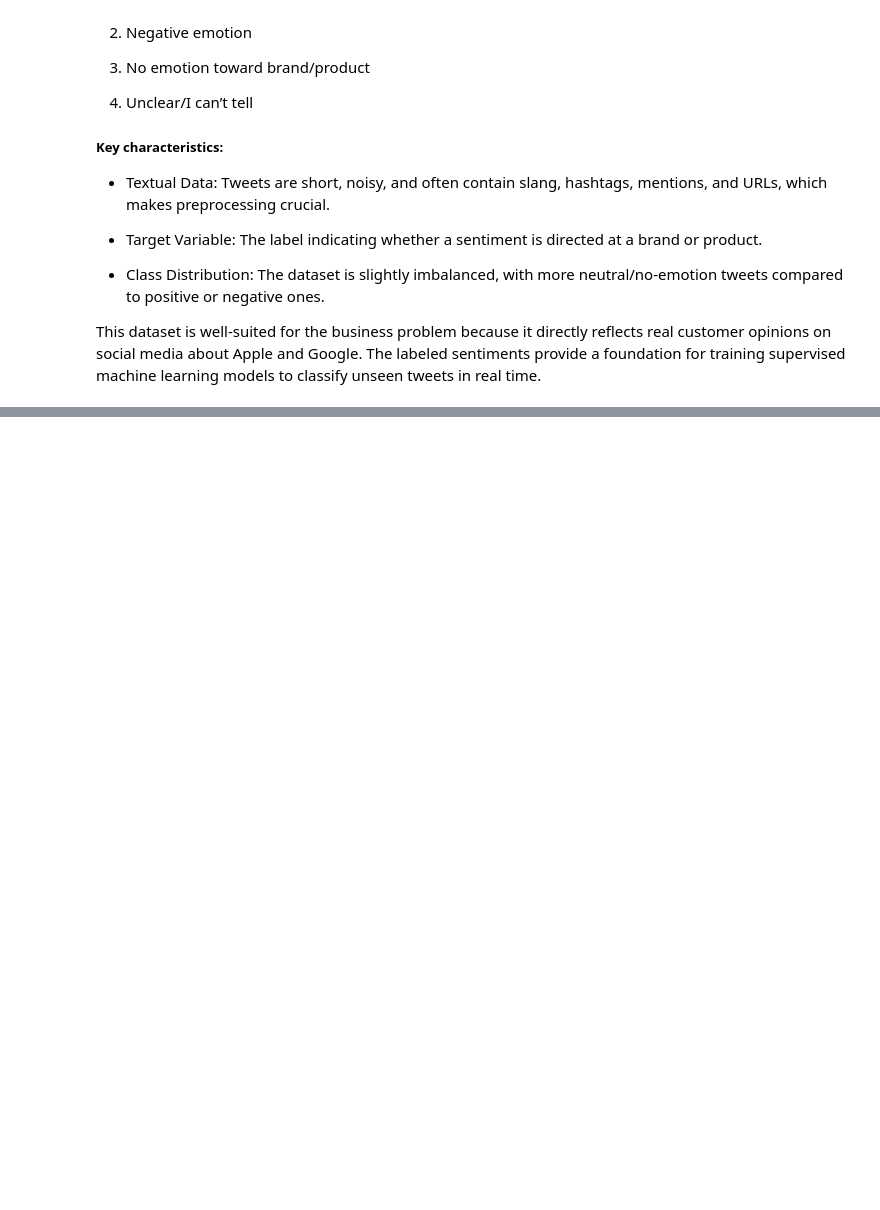
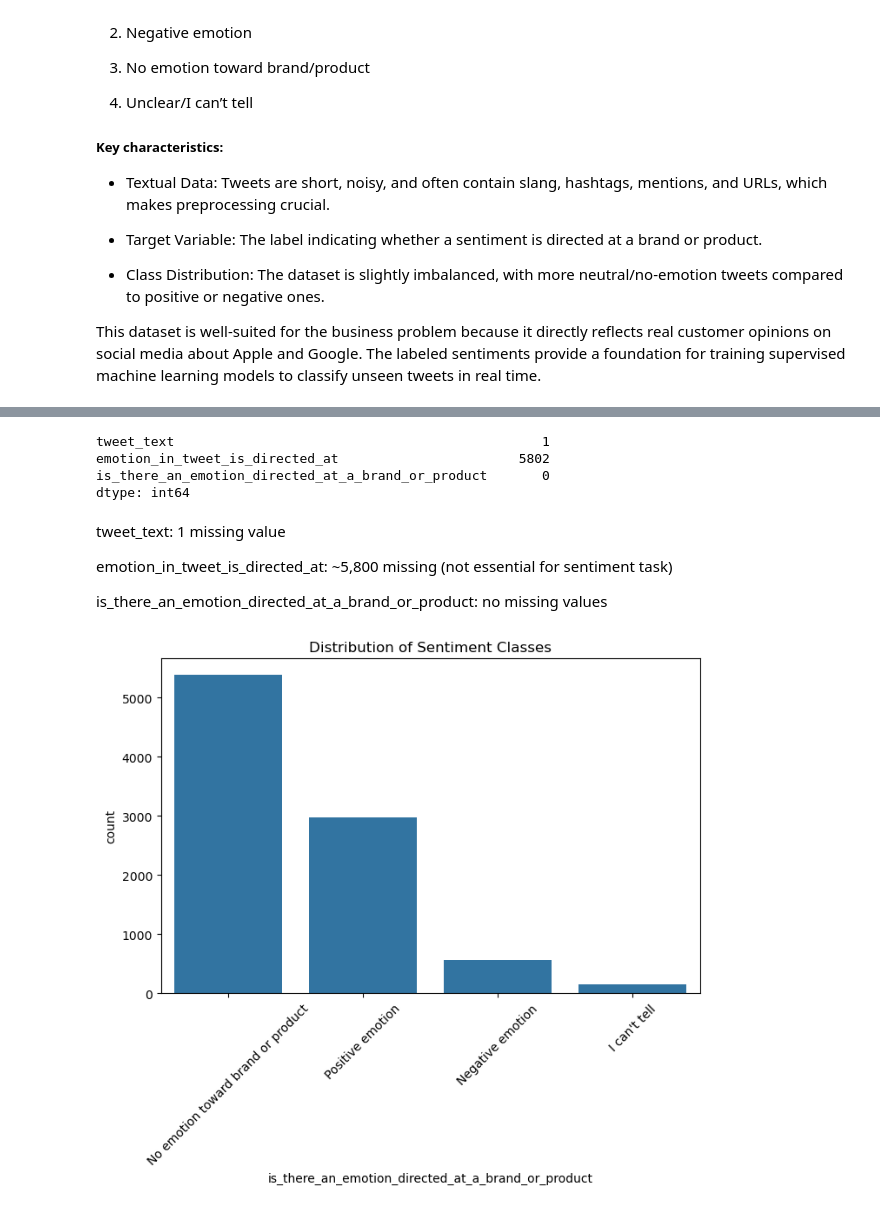
Before and after one commit to KaiFa254/Group_3_NLP_Project_Phase4, a Jupyter notebook: NLP.ipynb, the cells around one changed output, grey strips where cells are left out. Cells and saved outputs as stored; diff of their text form; code cells hidden in the pictures; blank space fills up the shorter version.

Commit message:
Data exploration and text cleaning

```diff
--- a/NLP.ipynb
+++ b/NLP.ipynb
@@ -40,0 +85,9 @@ This dataset is well-suited for the business problem because it directly reflect
+# %%
+# Loading dataset
+
+df = pd.read_csv("Data\judge-1377884607_tweet_product_company.csv",encoding="latin1")
+
+# Quick overview
+print(df.shape)
+df.info()
+df.head()
@@ -40,0 +122,23 @@ This dataset is well-suited for the business problem because it directly reflect
+# %%
+# Checks for Missing Values
+df.isnull().sum()
+# %% [output]
+tweet_text                                               1
+emotion_in_tweet_is_directed_at                       5802
+is_there_an_emotion_directed_at_a_brand_or_product       0
+dtype: int64
+# %% [markdown]
+tweet_text: 1 missing value
+
+emotion_in_tweet_is_directed_at: ~5,800 missing (not essential for sentiment task)
+
+is_there_an_emotion_directed_at_a_brand_or_product: no missing values
+# %%
+# Target Distribution
+plt.figure(figsize=(8,5))
+sns.countplot(x=df['is_there_an_emotion_directed_at_a_brand_or_product'], order=df['is_there_an_emotion_directed_at_a_brand_or_product'].value_counts().index)
+plt.title("Distribution of Sentiment Classes")
+plt.xticks(rotation=45)
+plt.show()
+# %% [output]
+[figure, added]
```
Also changed, not shown: parts of 14 cells of this notebook.
